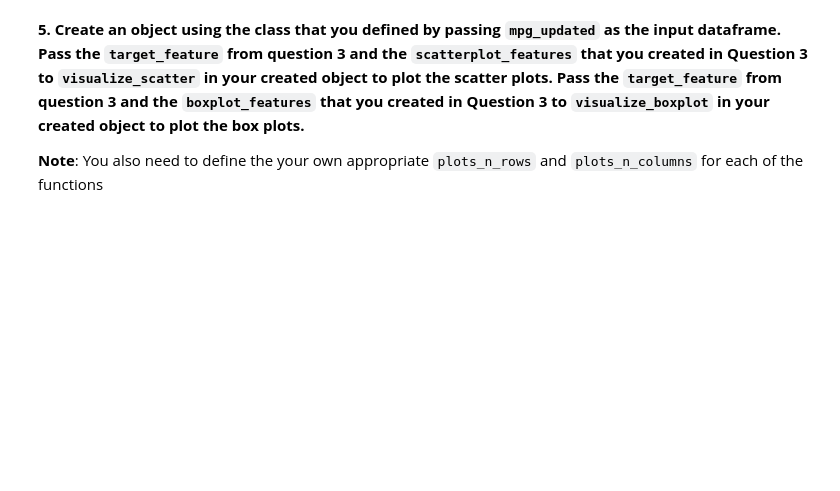
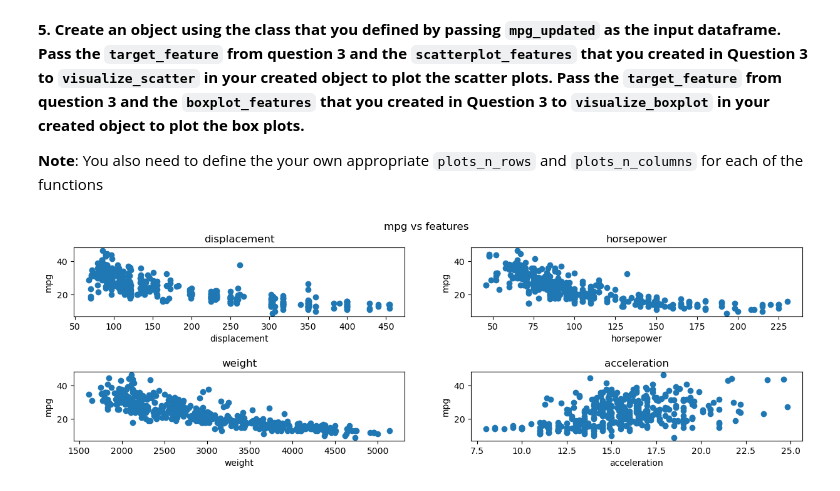
Before and after one commit to brtashp/Python_for_datasci, a Jupyter notebook: Assignment_4_BAS.ipynb, the cells around one changed output. Cells and saved outputs as stored; diff of their text form; code cells hidden in the pictures; blank space fills up the shorter version.

```diff
--- a/Assignment_4_BAS.ipynb
+++ b/Assignment_4_BAS.ipynb
@@ -172,9 +172,9 @@ class ChildSampleVisualization(SampleVisualization):
     def __init__(self, input_data):
         super().__init__(input_data)
 
-    def visualize_scatter(self, target, input_features, plot_n_rows, plot_n_column):
+    def visualize_scatter(self, target, input_features, plot_n_rows, plot_n_columns):
 
-        fig, axs = plt.subplots(nrows=2, ncols=3, figsize=(15, 4))
+        fig, axs = plt.subplots(nrows=2, ncols=2, figsize=(15, 4))
         plt.subplots_adjust(hspace=0.8)
         fig.suptitle("mpg vs features")
         for column, ax in zip(input_features, axs.ravel()):
@@ -187,9 +187,9 @@ class ChildSampleVisualization(SampleVisualization):
 
         plt.show()
 
-    def visualize_boxplot(self, target, input_features, plot_n_rows, plot_n_column):
+    def visualize_boxplot(self, target, input_features, plot_n_rows, plot_n_columns):
 
-        fig, axs = plt.subplots(nrows=1, ncols=6, figsize=(15, 8))
+        fig, axs = plt.subplots(nrows=1, ncols=2, figsize=(15, 8))
         plt.subplots_adjust(hspace=0.3)
         #title part of this doesnt work????
         fig.suptitle("mpg vs categorical features")
@@ -204,7 +204,7 @@ class ChildSampleVisualization(SampleVisualization):
             mpg_df.boxplot(column='mpg', by=column, ax=ax)
             ax.set_title(f"{column}")
 
-        # strange output below (doesnt even get through all the data???)
+        # strange output below (doesnt even get through all the data?)
         # even weirder that it won't even compile if I dont play around with the rows and columns formatting
         # weird its only for the data that doesnt even belong in the boxplot anyways
         #for i, column in enumerate(input_features):
@@ -214,10 +214,11 @@ class ChildSampleVisualization(SampleVisualization):
 
         plt.show()
 
-test = ChildSampleVisualization(mpg_df)
-target = 'mpg'
-input_features = ['displacement', 'horsepower', 'weight', 'acceleration', 'cylinders', 'origin']
-plot_n_column = len(input_features)
-plot_n_rows = len(mpg_df['mpg'])
-test.visualize_scatter(target, input_features, plot_n_rows, plot_n_column)
-test.visualize_boxplot(target, input_features, plot_n_rows, plot_n_column)
+# testing code below
+#test = ChildSampleVisualization(mpg_df)
+#target = 'mpg'
+#input_features = ['displacement', 'horsepower', 'weight', 'acceleration', 'cylinders', 'origin']
+#plot_n_columns = len(input_features)
+#plot_n_rows = len(mpg_df['mpg'])
+#test.visualize_scatter(target, input_features, plot_n_rows, plot_n_columns)
+#test.visualize_boxplot(target, input_features, plot_n_rows, plot_n_columns)
@@ -234,6 +232,7 @@ Pass the `target_feature` from question 3 and the `boxplot_features` that you cr
 #Work on your solution here and after.
 visualization_object = ChildSampleVisualization(mpg_updated)
 # %%
-visualization_object.visualize_scatter(target=target_feature, input_features=scatterplot_features,
-                                       plot_n_rows=..., plot_n_columns=...)
+visualization_object.visualize_scatter(target_feature, scatterplot_features, plot_n_rows, plot_n_columns)
+# %% [output]
+[figure, added]
 # %%
```
Also changed, not shown: parts of 2 cells of this notebook.
